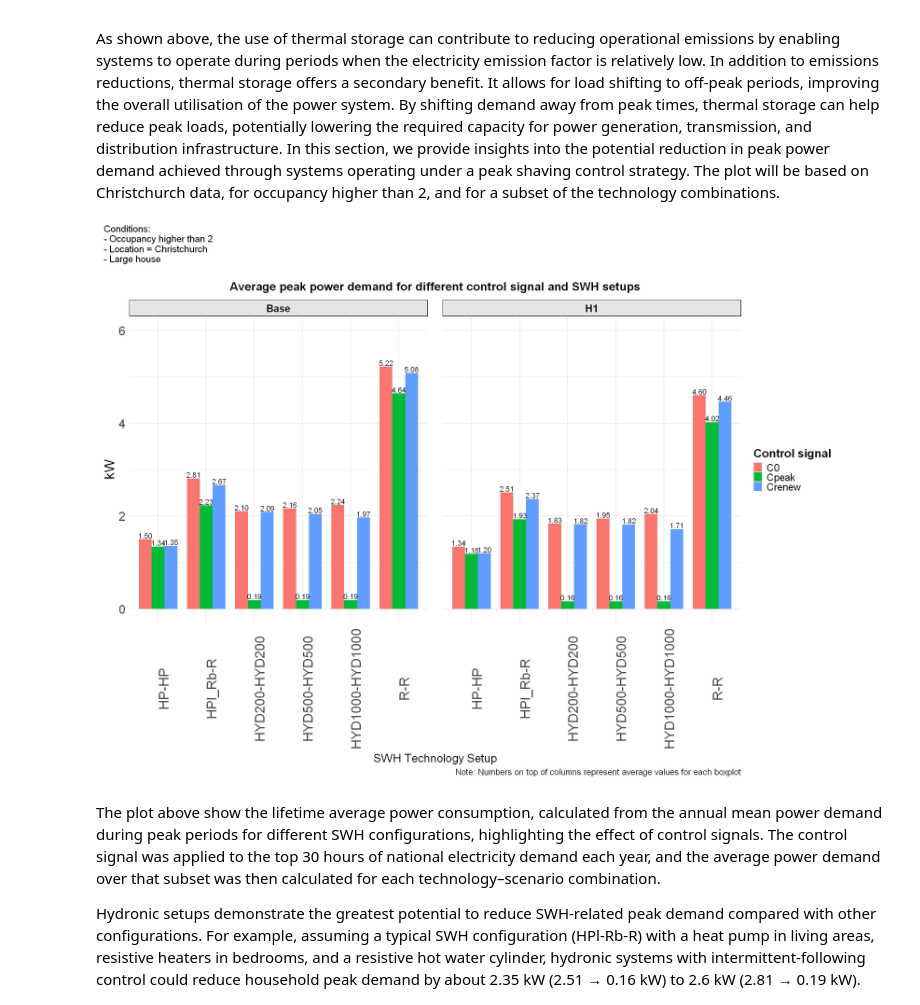
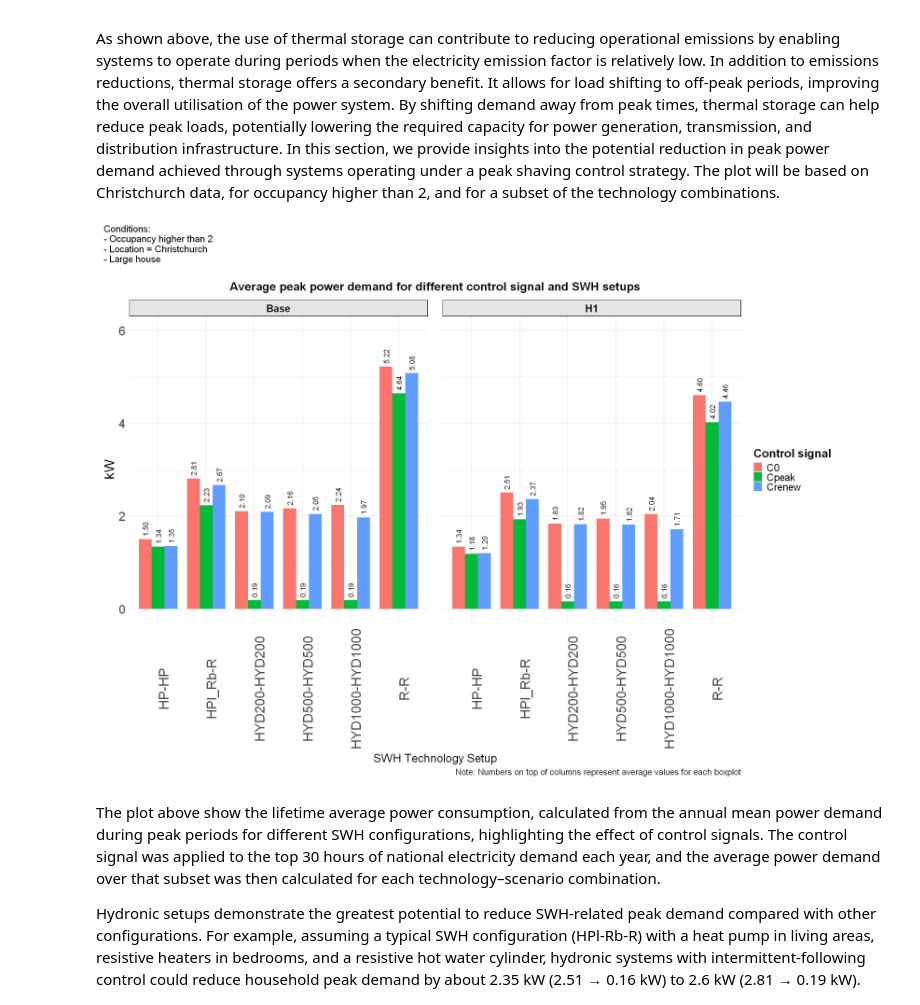
Before and after one commit to pxgo17/EECA_SWH_LCA, a Jupyter notebook: results/SWH_LCA_results.ipynb, the cells around one changed output. Saved outputs shown, nothing was run; the diff lists cells and outputs as text; code cells hidden in the pictures.

```diff
--- a/results/SWH_LCA_results.ipynb
+++ b/results/SWH_LCA_results.ipynb
@@ -1198,9 +1198,10 @@ main_plot <- household_lifetime_Call_CS_power %>%
   scale_y_continuous(limits = c(0, 1.1 * max_y)) +
   geom_text(
     aes(label = sprintf("%.2f", P_avg_peak_kW_year), group = CS_code),
-    vjust = -0.2,
+    hjust=-0.2,
     size = 5,
     color = "black",
+    angle = 90,
     position = position_dodge(width = 0.8)
   ) +
   facet_grid(. ~ insulation) +
@@ -1214,34 +1215,34 @@ main_plot <- household_lifetime_Call_CS_power %>%
     legend.text = element_text(size = 20),
     strip.text = element_text(face = "bold", size = 20),
     strip.background = element_rect(fill = "gray90", color = "black"),
     panel.spacing = unit(2, "lines"),
     plot.margin = margin(t = 30, r = 10, b = 10, l = 10),
     plot.caption = element_text(size = 16),
     plot.title = element_text(size = 23, face = "bold", hjust = 0.5, vjust = 2)
   ) +
     labs(caption = "Note: Numbers on top of columns represent average values for each boxplot",
         x = "SWH Technology Setup",
         y = "kW",
         fill = 'Control signal',
         title = "Average peak power demand for different control signal and SWH setups")
 
 ggsave(
   filename = "D:/EECA_SWH_LCA/results_plots/individual_peak_analysis.png",  # File path
   plot = main_plot,                       # Plot object
   width = 16,                             # Width in inches
   height = 14,                             # Height in inches
   dpi = 300                               # Resolution
 )
 
 main_plot +
   plot_annotation(
     title = "Conditions:\n- Occupancy higher than 2\n- Location = Christchurch\n- Large house",
     theme = theme(
       plot.title = element_text(size = 18, hjust = 0, vjust = 2)
     )
   )
 # %% [output]
-[figure, old version]
+[figure, new version]
 # %% [markdown]
 The plot above show the lifetime average power consumption, calculated from the annual mean power demand during peak periods for different SWH configurations, highlighting the effect of control signals. The control signal was applied to the top 30 hours of national electricity demand each year, and the average power demand over that subset was then calculated for each technology–scenario combination.
 
```
Also changed, not shown: parts of 12 cells of this notebook, 2 other files.
